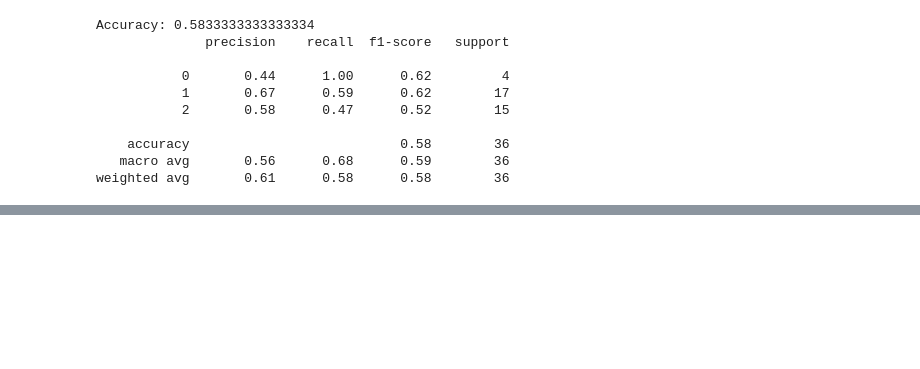
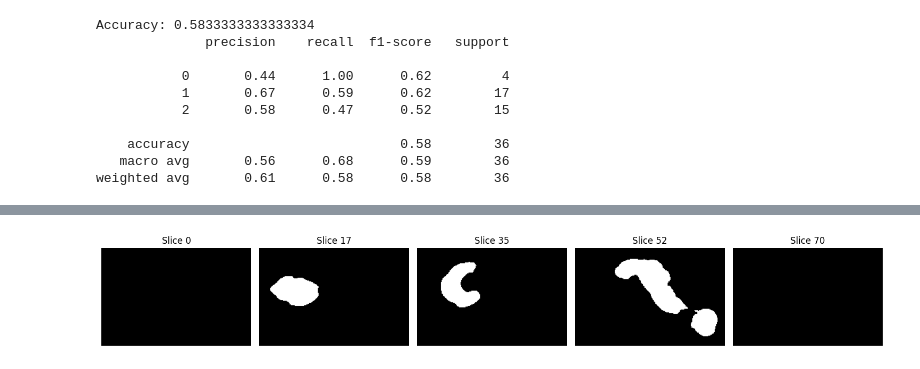
Before and after one commit to Xpiee/nnU-net, a Jupyter notebook: exp_01_val.ipynb, the cells around one changed output, grey strips where cells are left out. Drawn from its saved outputs; the diff is of its cells as text; code cells hidden in the pictures; blank space fills up the shorter version.

```diff
--- a/exp_01_val.ipynb
+++ b/exp_01_val.ipynb
@@ -407,0 +174,31 @@ if __name__ == '__main__':
+# %%
+import SimpleITK as sitk
+import matplotlib.pyplot as plt
+import numpy as np
+
+# Ensure plots are rendered inline in the notebook
+%matplotlib inline
+
+# Load the NIfTI file
+file_path = "/home/bhatti_uhn/nnUNet_raw/Dataset876_UHNMedImg3D/imagesTs_3d_fullres/quiz_037.nii.gz"
+image = sitk.ReadImage(file_path)
+image_array = sitk.GetArrayFromImage(image)
+
+# Function to plot slices
+def plot_slices(image_array, num_slices=5):
+    total_slices = image_array.shape[0]
+    slice_indices = np.linspace(0, total_slices - 1, num_slices, dtype=int)
+
+    plt.figure(figsize=(15, 10))
+    for i, idx in enumerate(slice_indices):
+        plt.subplot(1, num_slices, i + 1)
+        plt.imshow(image_array[idx, :, :], cmap="gray")
+        plt.title(f"Slice {idx}")
+        plt.axis("off")
+    plt.tight_layout()
+    plt.show()
+
+# Plot 5 slices
+plot_slices(image_array, num_slices=5)
+# %% [output]
+[figure, added]
```
Also changed, not shown: parts of 17 cells of this notebook.
